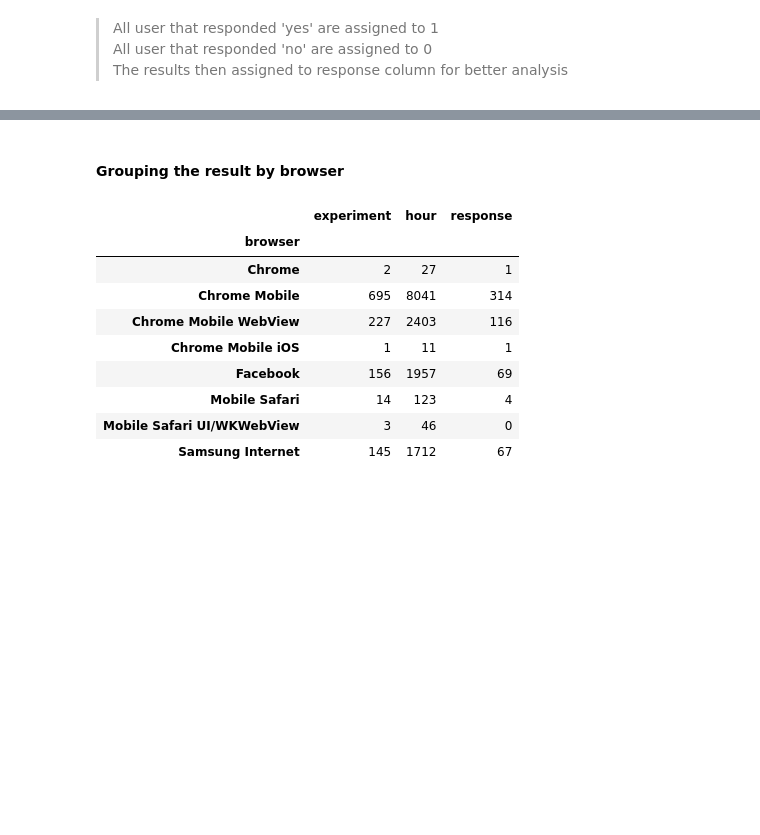
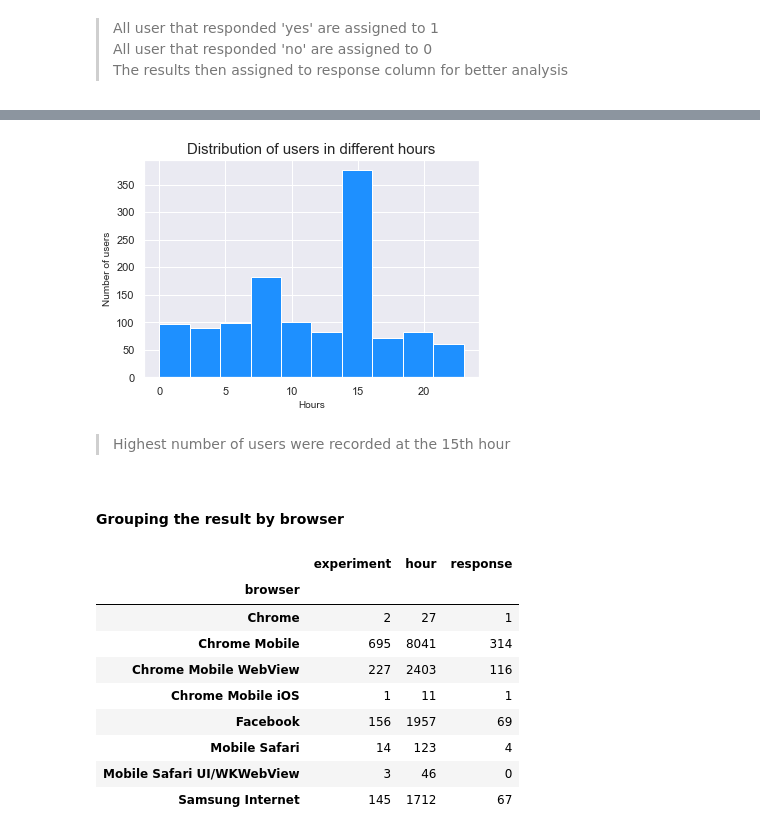
Before and after one commit to sel6/abtest-mlops, a Jupyter notebook: notebooks/data_preparation_and_exploration.ipynb, the cells around one changed output, grey strips where cells are left out. Drawn from its saved outputs; the diff is of its cells as text; code cells hidden in the pictures; blank space fills up the shorter version.

Commit message:
add group by hour

```diff
--- a/notebooks/data_preparation_and_exploration.ipynb
+++ b/notebooks/data_preparation_and_exploration.ipynb
@@ -197,3 +222,13 @@ combined_df.head(5)
+# %%
+combined_df['hour'].hist(color='dodgerblue')
+plt.xlabel('Hours',fontsize=10)
+plt.ylabel('Number of users',fontsize=10)
+plt.title('Distribution of users in different hours',fontsize=15)
+plt.show()
+# %% [output]
+[figure, added]
+# %% [markdown]
+>Highest number of users were recorded at the 15th hour
 # %% [markdown]
 #### Grouping the result by browser
 # %%
```
Also changed, not shown: parts of 4 cells of this notebook, 1 other file.
